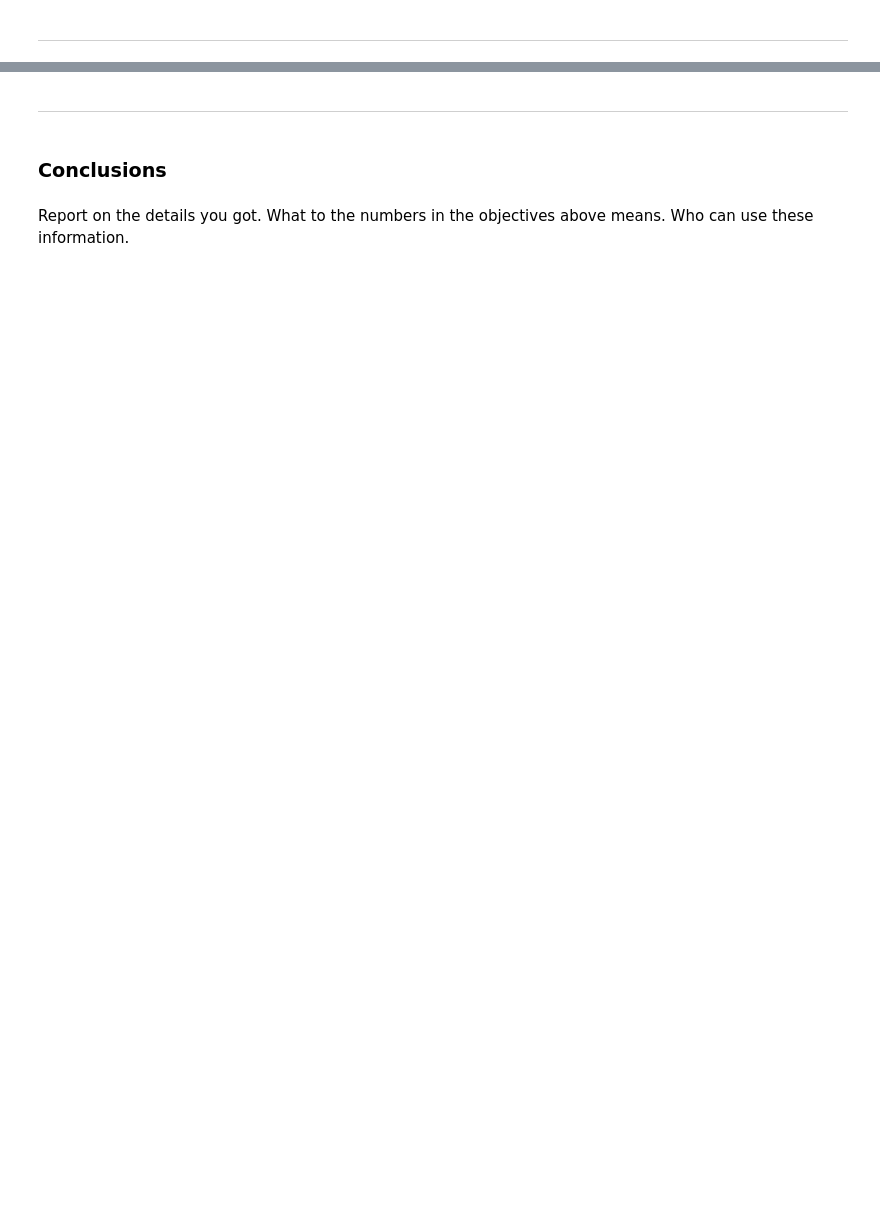
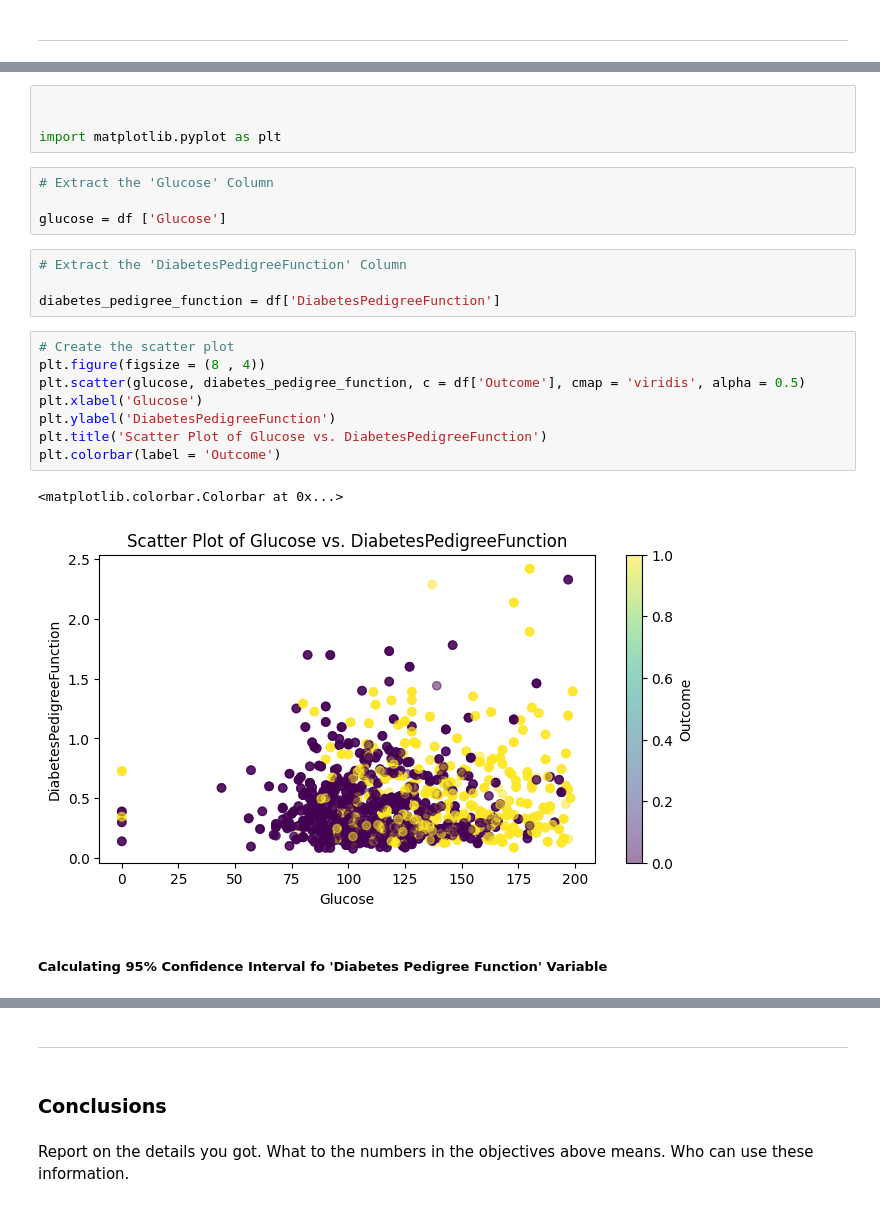
Before and after one commit to MobinaAali/demo-2, a Jupyter notebook: demo-2.ipynb, the cells around one changed output, grey strips where cells are left out. Drawn from its saved outputs; the diff is of its cells as text; blank space fills up the shorter version.

```diff
--- a/demo-2.ipynb
+++ b/demo-2.ipynb
@@ -105,0 +120,25 @@ len(df.shape)
+# %%
+
+
+import matplotlib.pyplot as plt
+# %%
+# Extract the 'Glucose' Column
+
+glucose = df ['Glucose']
+# %%
+# Extract the 'DiabetesPedigreeFunction' Column
+
+diabetes_pedigree_function = df['DiabetesPedigreeFunction']
+# %%
+# Create the scatter plot
+plt.figure(figsize = (8 , 4))
+plt.scatter(glucose, diabetes_pedigree_function, c = df['Outcome'], cmap = 'viridis', alpha = 0.5)
+plt.xlabel('Glucose')
+plt.ylabel('DiabetesPedigreeFunction')
+plt.title('Scatter Plot of Glucose vs. DiabetesPedigreeFunction')
+plt.colorbar(label = 'Outcome')
+# %% [output]
+<matplotlib.colorbar.Colorbar at 0x...>
+[figure, added]
+# %% [markdown]
+##### Calculating 95% Confidence Interval fo 'Diabetes Pedigree Function' Variable
```
Also changed, not shown: parts of 35 cells of this notebook.
